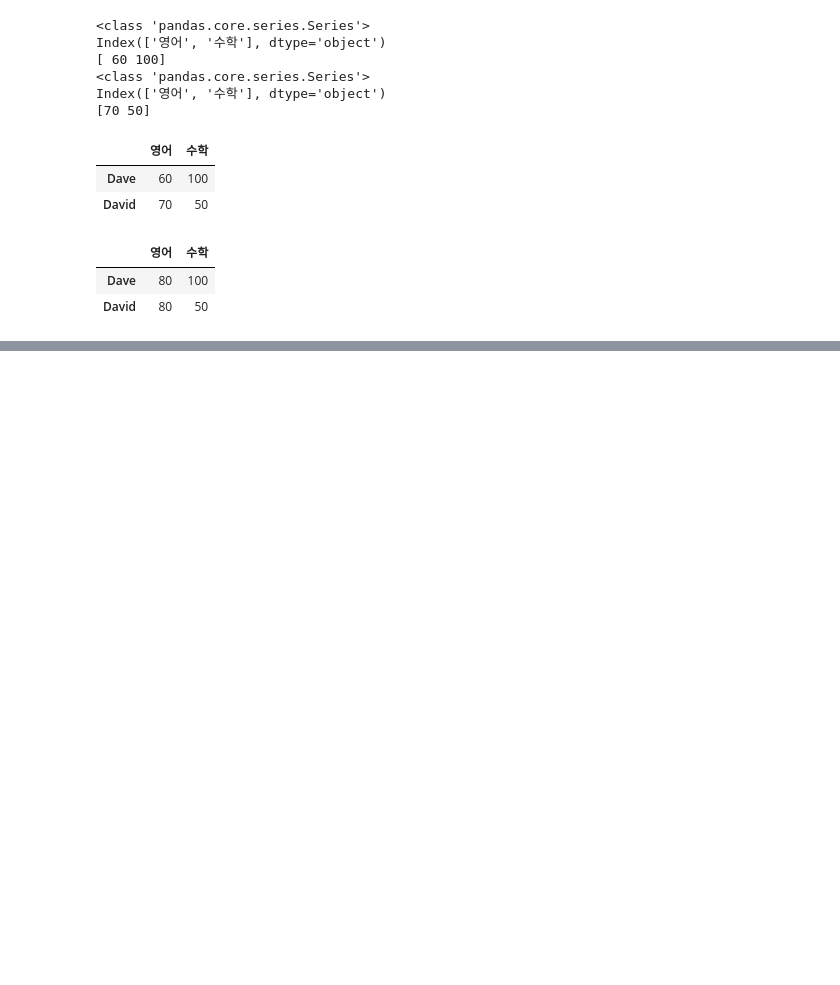
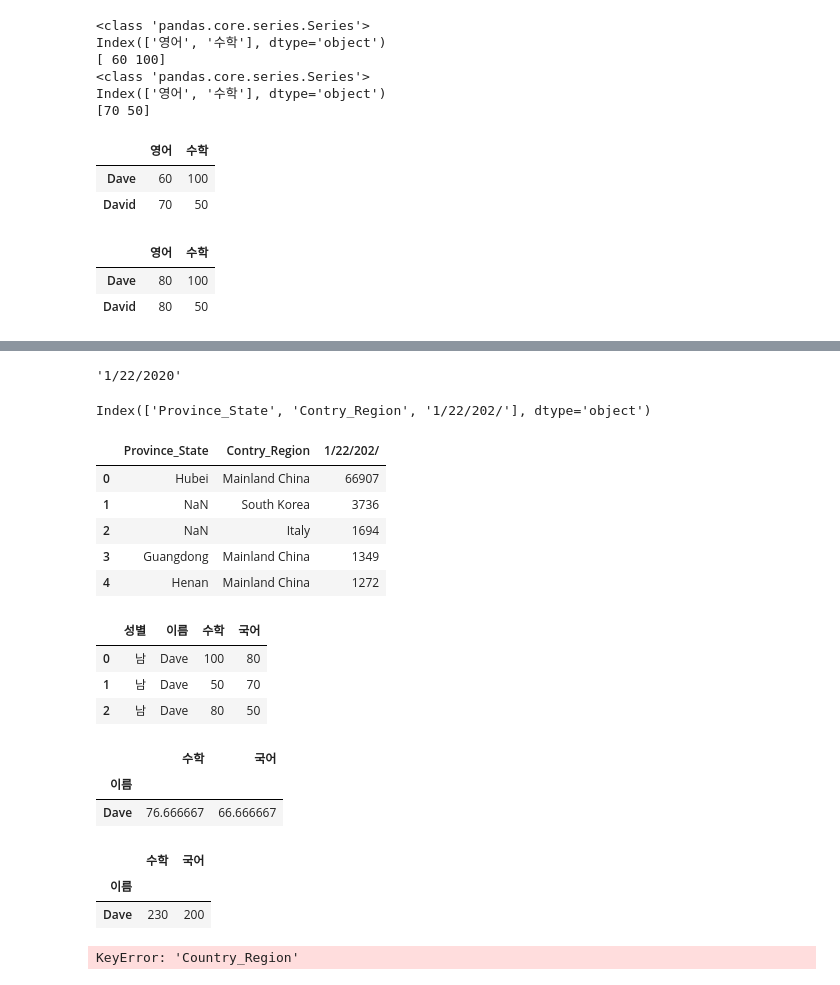
Before and after one commit to YouHyeonJu/data_study, a Jupyter notebook: 3415_0329.ipynb, the cells around one changed output, grey strips where cells are left out. Saved outputs shown, nothing was run; the diff lists cells and outputs as text; code cells hidden in the pictures; blank space fills up the shorter version.

```diff
--- a/3415_0329.ipynb
+++ b/3415_0329.ipynb
@@ -135,3 +151,11 @@ df_func
 |  | 영어 | 수학 |
 | Dave | 80 | 100 |
 | David | 80 | 50 |
+# %%
+def func(row):
+    if row['Country_Region'] in json_data:
+        row['Country_Region']=json_data[row['Country_Region']]
+        return row
+# %%
+doc=doc.apply(func,axis=1)
+doc.head()
@@ -137,0 +168,52 @@ df_func
+# %%
+data = "01-22-2020.csv"
+date_column=data.split(".")[0].lstrip('0').replace('-','/')
+# %%
+data="01-22-2020.csv"
+data.split('.')[0].lstrip("0").replace('-','/')
+# %% [output]
+'1/22/2020'
+# %%
+doc.columns
+# %% [output]
+Index(['Province_State', 'Contry_Region', '1/22/202/'], dtype='object')
+# %%
+doc.columns=['Province_State', 'Contry_Region',date_column]
+# %%
+doc.head()
+# %% [output]
+|  | Province_State | Contry_Region | 1/22/202/ |
+| 0 | Hubei | Mainland China | 66907 |
+| 1 | NaN | South Korea | 3736 |
+| 2 | NaN | Italy | 1694 |
+| 3 | Guangdong | Mainland China | 1349 |
+| 4 | Henan | Mainland China | 1272 |
+# %%
+df=pd.DataFrame({
+    '성별':['남','남','남'],
+    '이름':['Dave','Dave','Dave'],
+    '수학':[100,50,80],
+    '국어':[80,70,50]
+})
+df
+# %% [output]
+|  | 성별 | 이름 | 수학 | 국어 |
+| 0 | 남 | Dave | 100 | 80 |
+| 1 | 남 | Dave | 50 | 70 |
+| 2 | 남 | Dave | 80 | 50 |
+# %%
+df.groupby("이름").mean()
+# %% [output]
+|  | 수학 | 국어 |
+| 이름 |  |  |
+| Dave | 76.666667 | 66.666667 |
+# %%
+df.groupby("이름").sum()
+# %% [output]
+|  | 수학 | 국어 |
+| 이름 |  |  |
+| Dave | 230 | 200 |
+# %%
+doc.groupby('Country_Region').sum()
+# %% [output]
+KeyError: 'Country_Region'
```
Also changed, not shown: parts of 4 cells of this notebook, 1 other file.
